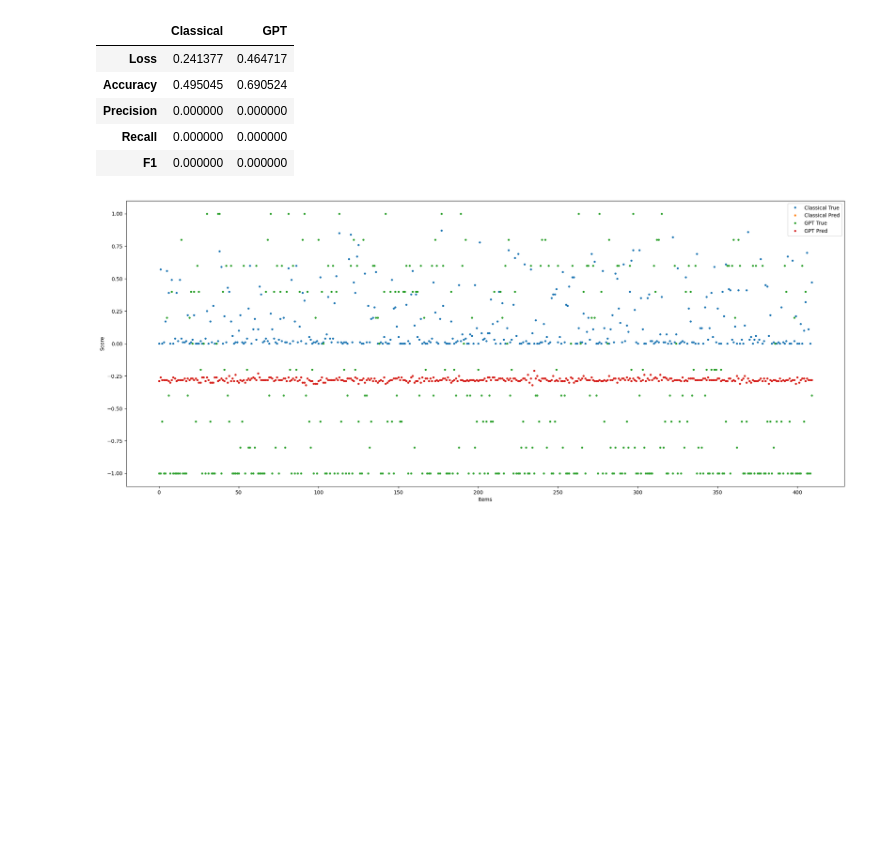
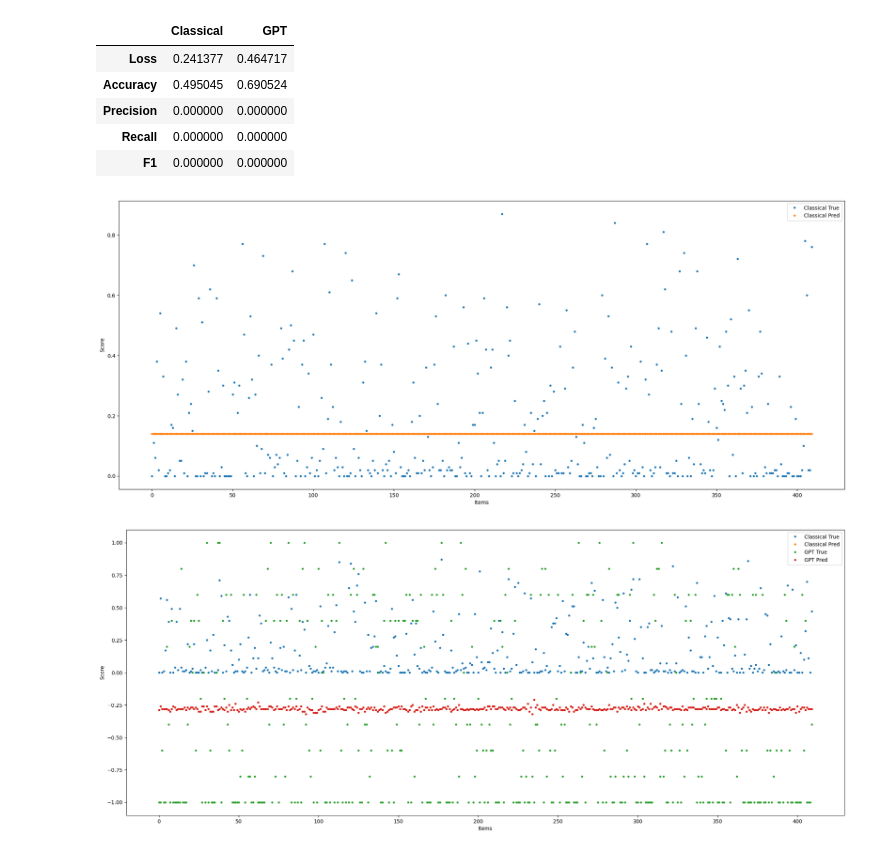
Before and after one commit to stavco9/nlp-final-project, a Jupyter notebook: main.ipynb, the cells around one changed output. Saved outputs shown, nothing was run; the diff lists cells and outputs as text; code cells hidden in the pictures; blank space fills up the shorter version.

```diff
--- a/main.ipynb
+++ b/main.ipynb
@@ -595,6 +595,31 @@ def print_tensor(tensor_arr):
   for i in range(start, end, step):
       x = i
       print(true_score_items[x:x+step])
+# %%
+import pandas as pd
+
+head = ["Classical True", "Classical Pred"]
+true_score_tensor_classical_float = format_tensor(model_classical.true_score)
+pred_score_tensor_classical_float = format_tensor(model_classical.pred_score)
+
+data = []
+
+for i in range(len(true_score_tensor_classical_float)):
+  data.append([true_score_tensor_classical_float[i], pred_score_tensor_classical_float[i]])
+
+df_true_pred_classical = pd.DataFrame(data, columns=head)
+# %%
+#
+# Metrics visualization - True vs Pred
+#
+
+import matplotlib.pyplot as plt
+df_true_pred_classical.plot(style='.', figsize=(25,10))
+plt.xlabel("Items")
+plt.ylabel("Score")
+plt.show()
+# %% [output]
+[figure, added]
 # %%
 import pandas as pd
 
```
Also changed, not shown: parts of 4 cells of this notebook.
